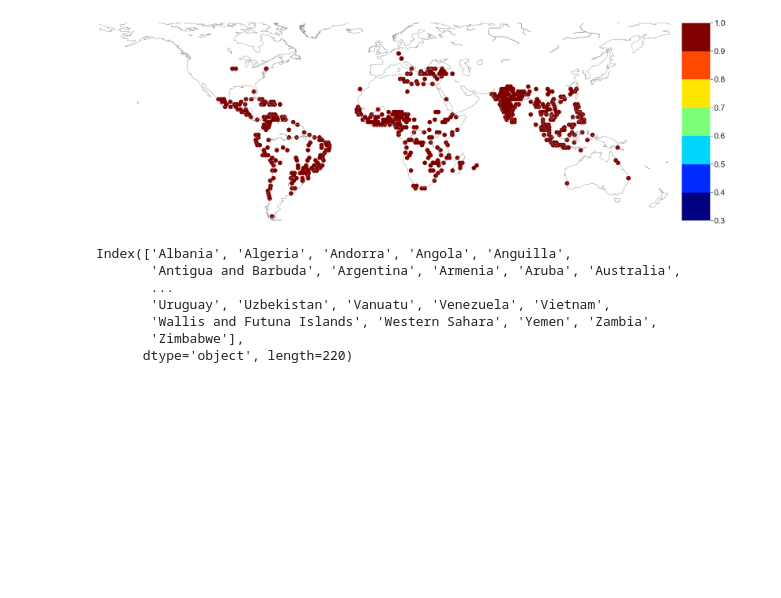
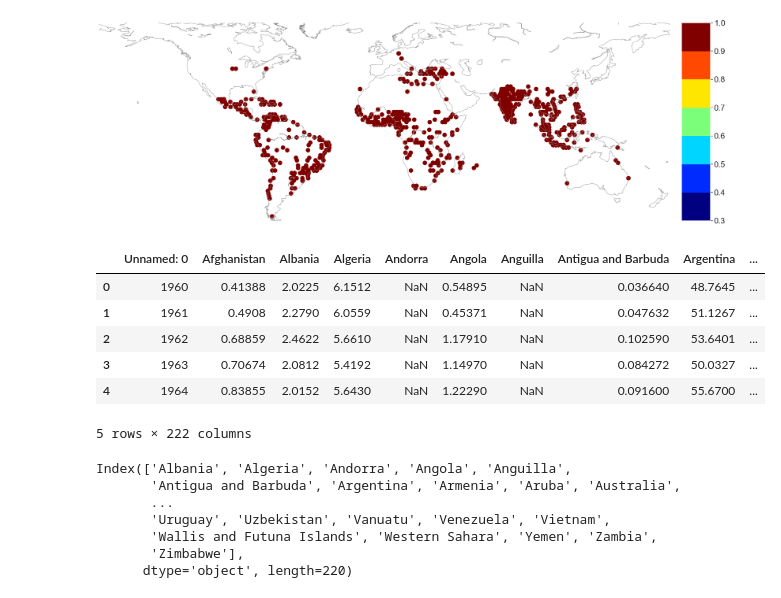
Before and after one commit to bijanfallah/Climate_Change_CIties_world, a Jupyter notebook: Climate_Change_plots.ipynb, the cells around one changed output. Drawn from its saved outputs; the diff is of its cells as text; code cells hidden in the pictures; blank space fills up the shorter version.

```diff
--- a/Climate_Change_plots.ipynb
+++ b/Climate_Change_plots.ipynb
@@ -512,6 +512,15 @@ plt.show()
 [figure]
 # %%
 co2 = pd.read_csv('export_20200616_0944.csv',sep=";", header=1)
+co2.head()
+# %% [output]
+|  | Unnamed: 0 | Afghanistan | Albania | Algeria | Andorra | Angola | Anguilla | Antigua and Barbuda | Argentina | ... |
+| 0 | 1960 | 0.41388 | 2.0225 | 6.1512 | NaN | 0.54895 | NaN | 0.036640 | 48.7645 | ... |
+| 1 | 1961 | 0.4908 | 2.2790 | 6.0559 | NaN | 0.45371 | NaN | 0.047632 | 51.1267 | ... |
+| 2 | 1962 | 0.68859 | 2.4622 | 5.6610 | NaN | 1.17910 | NaN | 0.102590 | 53.6401 | ... |
+| 3 | 1963 | 0.70674 | 2.0812 | 5.4192 | NaN | 1.14970 | NaN | 0.084272 | 50.0327 | ... |
+| 4 | 1964 | 0.83855 | 2.0152 | 5.6430 | NaN | 1.22290 | NaN | 0.091600 | 55.6700 | ... |
+5 rows × 222 columns
 # %%
 #plt.plot(co2[''],co2['Germany'])
 # %%
```
Also changed, not shown: parts of 8 cells of this notebook.
